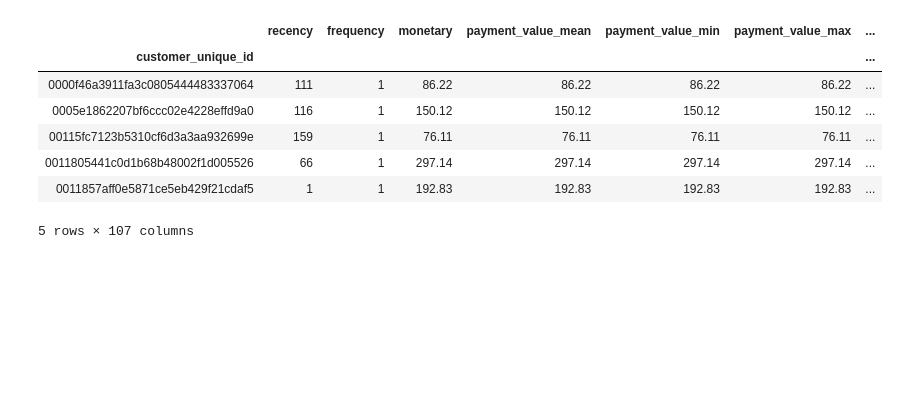
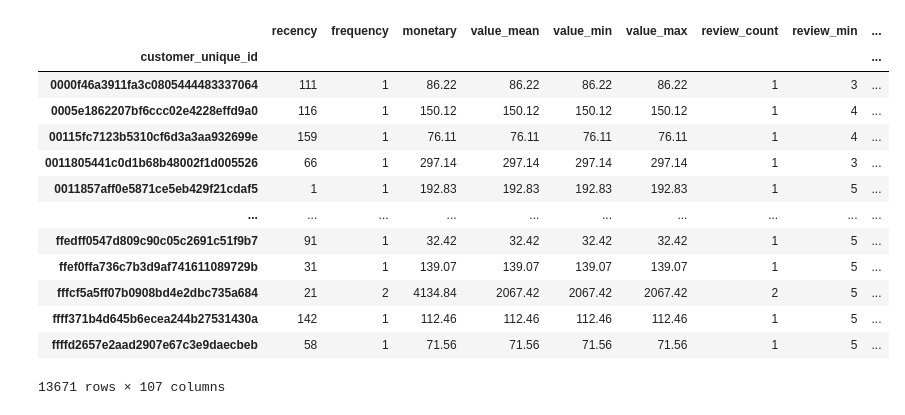
Before and after one commit to Julien-Martin/OC-IML-P4, a Jupyter notebook: Modeling.ipynb, the cells around one changed output. Drawn from its saved outputs; the diff is of its cells as text; code cells hidden in the pictures; blank space fills up the shorter version.

```diff
--- a/Modeling.ipynb
+++ b/Modeling.ipynb
@@ -30,6 +4,6 @@ sns.set_style("whitegrid")
 # %%
-data_3_months = dd.read_csv("data/clean/data_3_months.csv", parse_dates=["order_purchase_timestamp"])
-data_6_months = dd.read_csv("data/clean/data_6_months.csv", parse_dates=["order_purchase_timestamp"])
-data_9_months = dd.read_csv("data/clean/data_9_months.csv", parse_dates=["order_purchase_timestamp"])
-data_12_months = dd.read_csv("data/clean/data_12_months.csv", parse_dates=["order_purchase_timestamp"])
-data_all = dd.read_csv("data/clean/data_all.csv", parse_dates=["order_purchase_timestamp"])
+data_3_months = pd.read_csv("data/clean/data_3_months.csv", parse_dates=["order_purchase_timestamp"])
+data_6_months = pd.read_csv("data/clean/data_6_months.csv", parse_dates=["order_purchase_timestamp"])
+data_9_months = pd.read_csv("data/clean/data_9_months.csv", parse_dates=["order_purchase_timestamp"])
+data_12_months = pd.read_csv("data/clean/data_12_months.csv", parse_dates=["order_purchase_timestamp"])
+data_all = pd.read_csv("data/clean/data_all.csv", parse_dates=["order_purchase_timestamp"])
@@ -105,14 +99,20 @@ data_3_months_fe.head()
 # %%
 data_6_months_fe = features_engineering(data_6_months)
-data_6_months_fe.head()
+data_6_months_fe
 # %% [output]
-|  | recency | frequency | monetary | payment_value_mean | payment_value_min | payment_value_max | ... |
-| customer_unique_id |  |  |  |  |  |  | ... |
-| 0000f46a3911fa3c0805444483337064 | 111 | 1 | 86.22 | 86.22 | 86.22 | 86.22 | ... |
-| 0005e1862207bf6ccc02e4228effd9a0 | 116 | 1 | 150.12 | 150.12 | 150.12 | 150.12 | ... |
-| 00115fc7123b5310cf6d3a3aa932699e | 159 | 1 | 76.11 | 76.11 | 76.11 | 76.11 | ... |
-| 0011805441c0d1b68b48002f1d005526 | 66 | 1 | 297.14 | 297.14 | 297.14 | 297.14 | ... |
-| 0011857aff0e5871ce5eb429f21cdaf5 | 1 | 1 | 192.83 | 192.83 | 192.83 | 192.83 | ... |
+|  | recency | frequency | monetary | value_mean | value_min | value_max | review_count | review_min | ... |
+| customer_unique_id |  |  |  |  |  |  |  |  | ... |
+| 0000f46a3911fa3c0805444483337064 | 111 | 1 | 86.22 | 86.22 | 86.22 | 86.22 | 1 | 3 | ... |
+| 0005e1862207bf6ccc02e4228effd9a0 | 116 | 1 | 150.12 | 150.12 | 150.12 | 150.12 | 1 | 4 | ... |
+| 00115fc7123b5310cf6d3a3aa932699e | 159 | 1 | 76.11 | 76.11 | 76.11 | 76.11 | 1 | 4 | ... |
+| 0011805441c0d1b68b48002f1d005526 | 66 | 1 | 297.14 | 297.14 | 297.14 | 297.14 | 1 | 3 | ... |
+| 0011857aff0e5871ce5eb429f21cdaf5 | 1 | 1 | 192.83 | 192.83 | 192.83 | 192.83 | 1 | 5 | ... |
+| ... | ... | ... | ... | ... | ... | ... | ... | ... | ... |
+| ffedff0547d809c90c05c2691c51f9b7 | 91 | 1 | 32.42 | 32.42 | 32.42 | 32.42 | 1 | 5 | ... |
+| ffef0ffa736c7b3d9af741611089729b | 31 | 1 | 139.07 | 139.07 | 139.07 | 139.07 | 1 | 5 | ... |
+| fffcf5a5ff07b0908bd4e2dbc735a684 | 21 | 2 | 4134.84 | 2067.42 | 2067.42 | 2067.42 | 2 | 5 | ... |
+| ffff371b4d645b6ecea244b27531430a | 142 | 1 | 112.46 | 112.46 | 112.46 | 112.46 | 1 | 5 | ... |
+| ffffd2657e2aad2907e67c3e9daecbeb | 58 | 1 | 71.56 | 71.56 | 71.56 | 71.56 | 1 | 5 | ... |
-5 rows × 107 columns
+13671 rows × 107 columns
 # %%
 data_9_months_fe = features_engineering(data_9_months)
```
Also changed, not shown: parts of 65 cells of this notebook.
